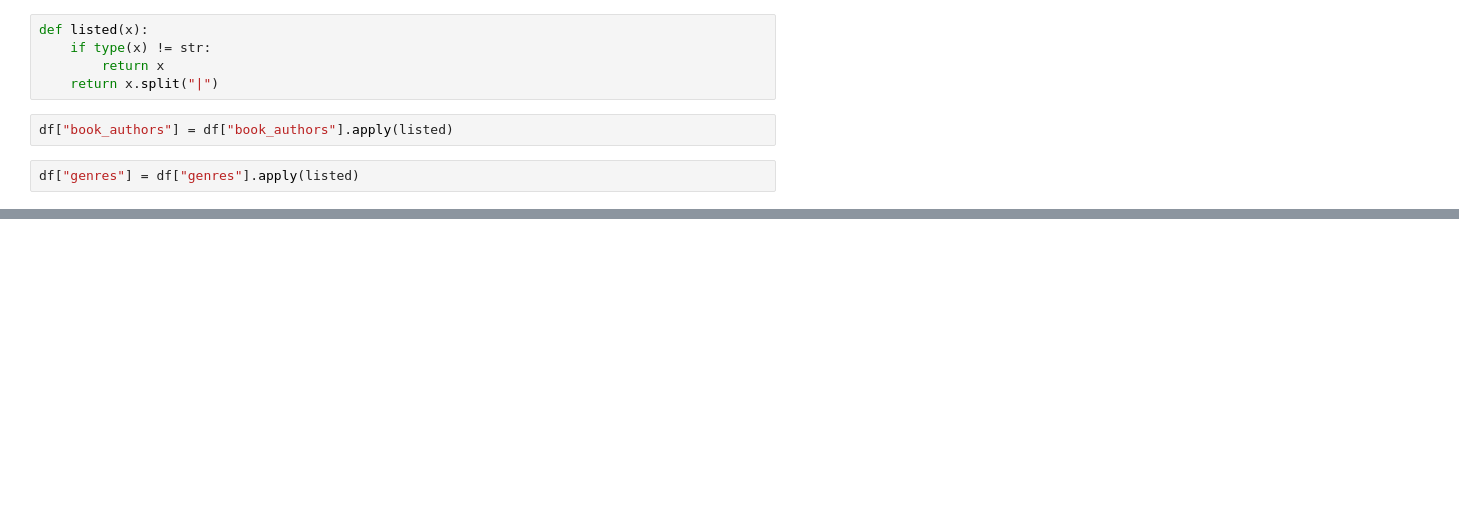
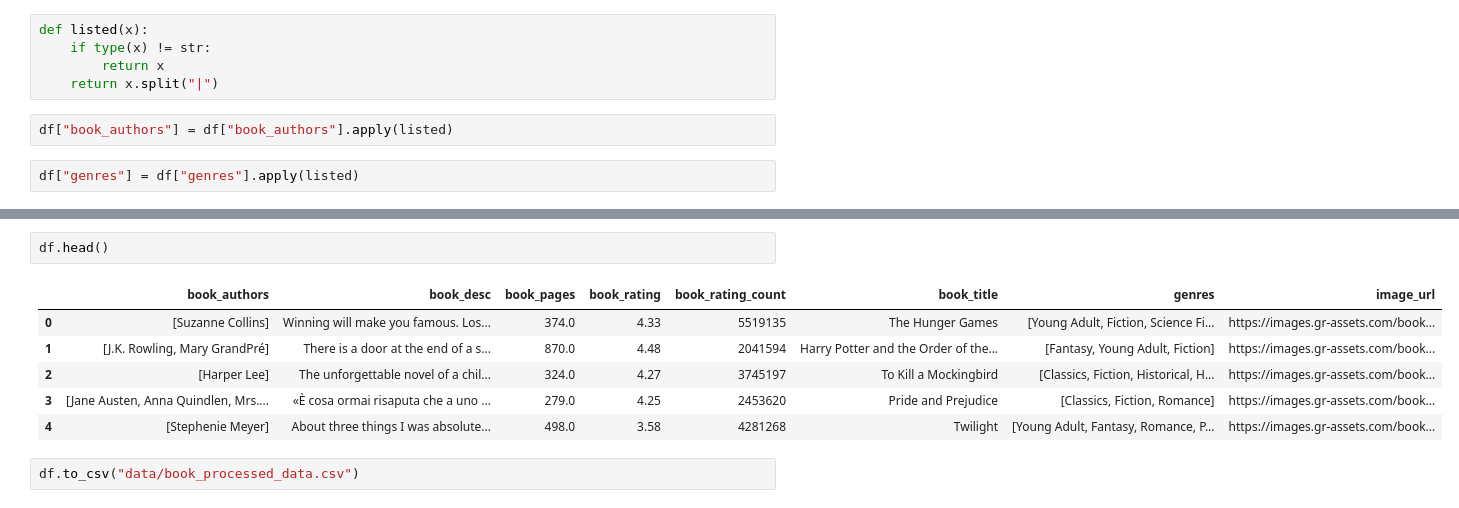
Before and after one commit to snajbat/bookrecommendator, a Jupyter notebook: data/data-processing.ipynb, the cells around one changed output, grey strips where cells are left out. Drawn from its saved outputs; the diff is of its cells as text; blank space fills up the shorter version.

```diff
--- a/data/data-processing.ipynb
+++ b/data/data-processing.ipynb
@@ -72,0 +127,11 @@ df["genres"].value_counts()
+# %%
+df.head()
+# %% [output]
+|  | book_authors | book_desc | book_pages | book_rating | book_rating_count | book_title | genres | image_url |
+| 0 | [Suzanne Collins] | Winning will make you famous. Los... | 374.0 | 4.33 | 5519135 | The Hunger Games | [Young Adult, Fiction, Science Fi... | https://images.gr-assets.com/book... |
+| 1 | [J.K. Rowling, Mary GrandPré] | There is a door at the end of a s... | 870.0 | 4.48 | 2041594 | Harry Potter and the Order of the... | [Fantasy, Young Adult, Fiction] | https://images.gr-assets.com/book... |
+| 2 | [Harper Lee] | The unforgettable novel of a chil... | 324.0 | 4.27 | 3745197 | To Kill a Mockingbird | [Classics, Fiction, Historical, H... | https://images.gr-assets.com/book... |
+| 3 | [Jane Austen, Anna Quindlen, Mrs.... | «È cosa ormai risaputa che a uno ... | 279.0 | 4.25 | 2453620 | Pride and Prejudice | [Classics, Fiction, Romance] | https://images.gr-assets.com/book... |
+| 4 | [Stephenie Meyer] | About three things I was absolute... | 498.0 | 3.58 | 4281268 | Twilight | [Young Adult, Fantasy, Romance, P... | https://images.gr-assets.com/book... |
+# %%
+df.to_csv("data/book_processed_data.csv")
```
Also changed, not shown: parts of 6 cells of this notebook, 1 other file.
